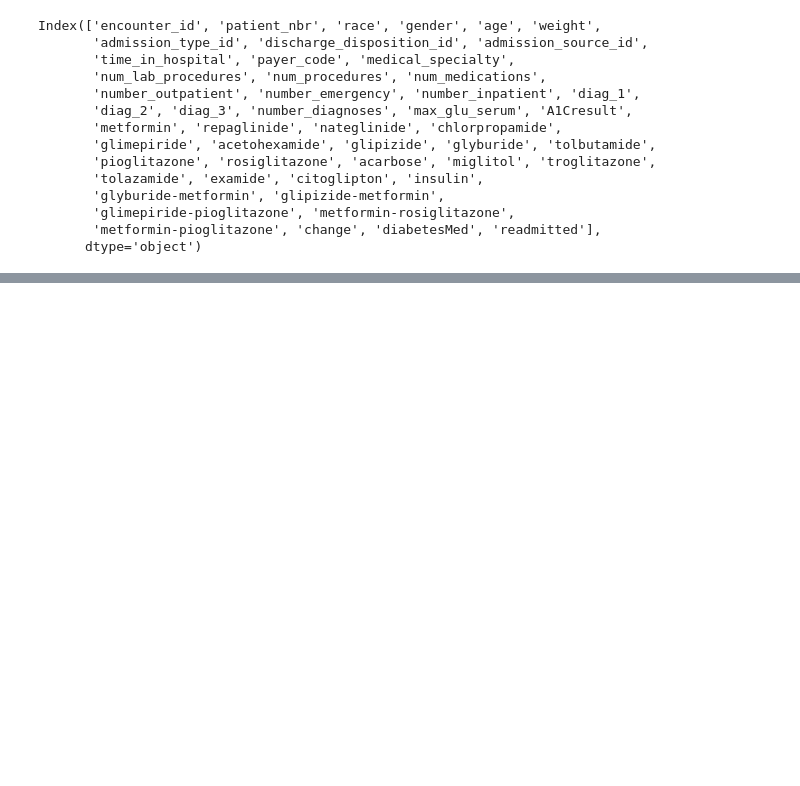
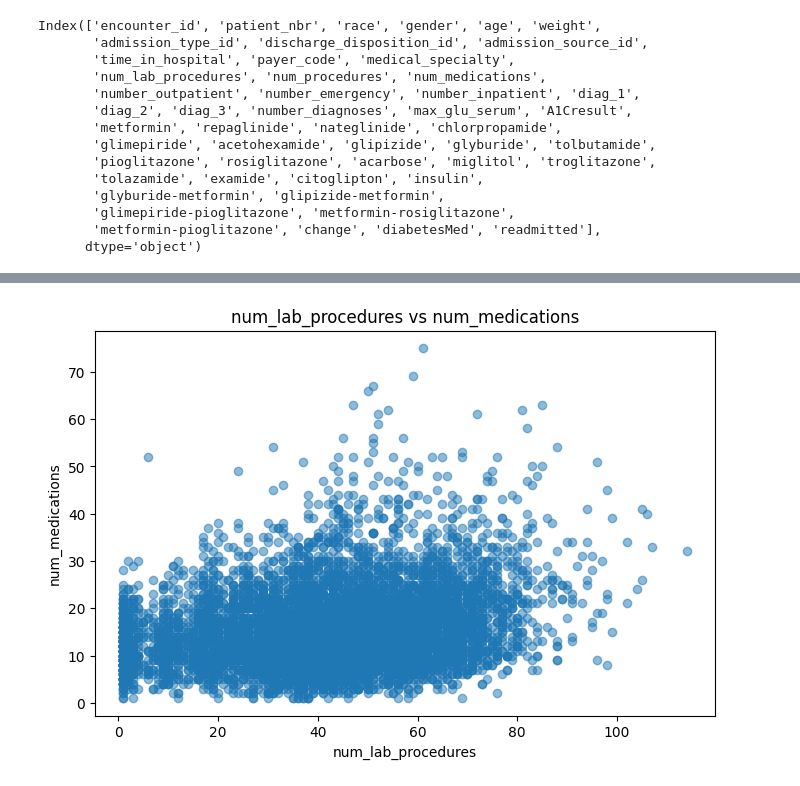
Before and after one commit to Shlokp2707/Machine-Learning-Diabetic-Patient, a Jupyter notebook: ml_project _alok.ipynb, the cells around one changed output, grey strips where cells are left out. Cells and saved outputs as stored; diff of their text form; code cells hidden in the pictures; blank space fills up the shorter version.

```diff
--- a/ml_project _alok.ipynb
+++ b/ml_project _alok.ipynb
@@ -728,0 +806,25 @@ Justification: These values represent genuine patient records and may correspond
+# %%
+#Scatter Plot
+def scatter_plot(data, column_x, column_y):
+
+    plt.figure(figsize=(8, 5))
+
+    plt.scatter(
+        data[column_x],
+        data[column_y],
+        alpha=0.5
+    )
+
+    plt.title(f"{column_x} vs {column_y}")
+    plt.xlabel(column_x)
+    plt.ylabel(column_y)
+
+    plt.show()
+# %%
+scatter_plot(
+    x_train,
+    "num_lab_procedures",
+    "num_medications"
+)
+# %% [output]
+[figure, added]
```
Also changed, not shown: parts of 30 cells of this notebook.
